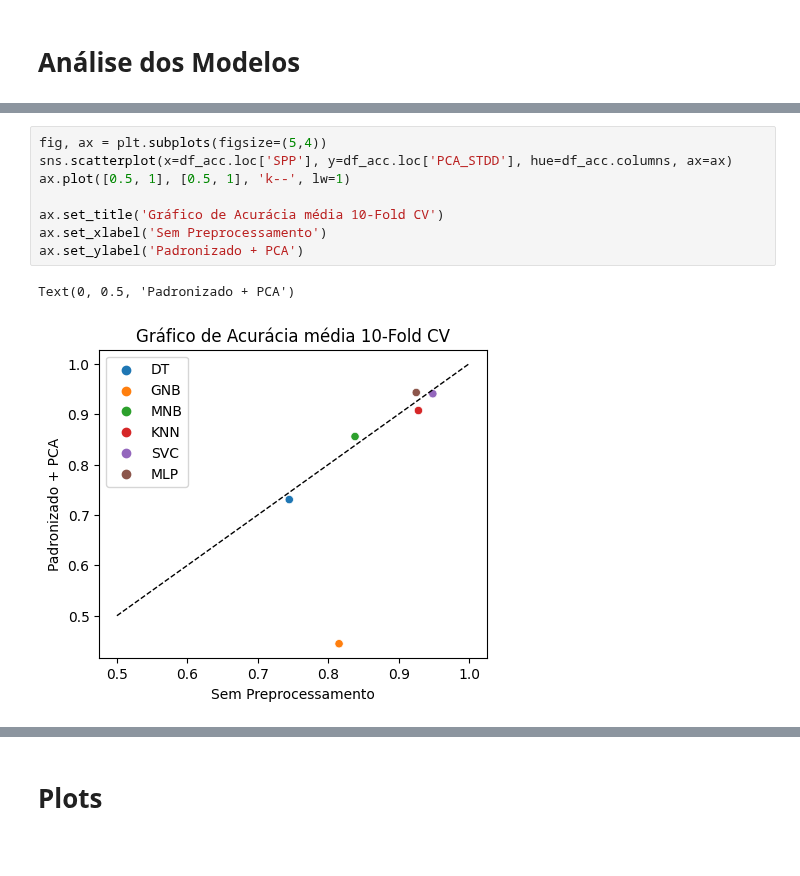
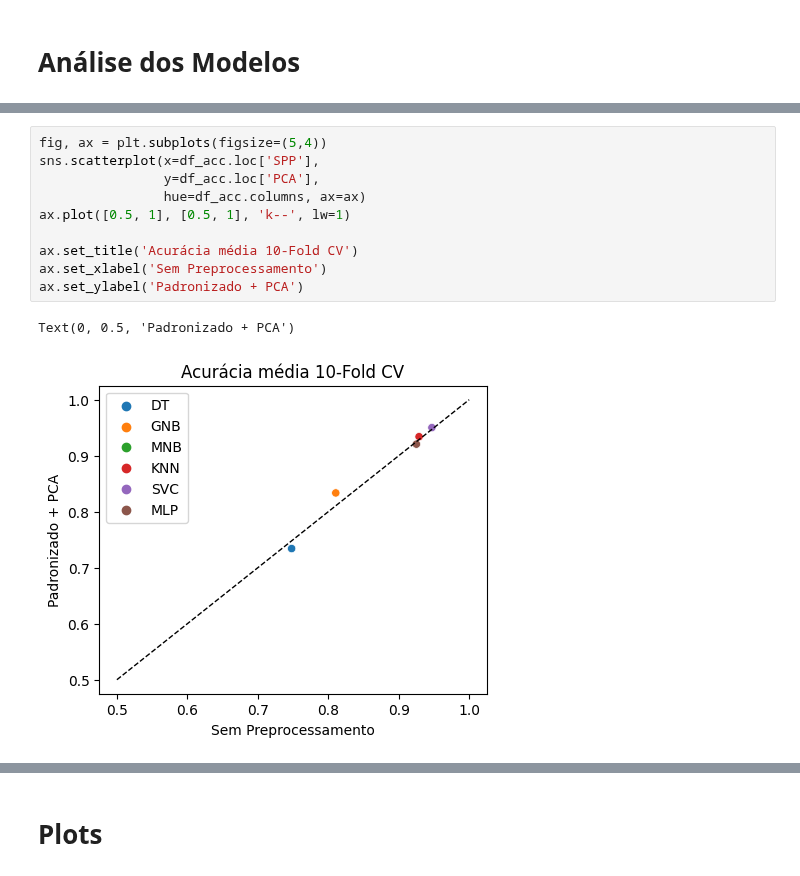
Before and after one commit to carlosgcarneiro/PESMnist, a Jupyter notebook: aed_mnist.ipynb, the cells around one changed output, grey strips where cells are left out. Saved outputs shown, nothing was run; the diff lists cells and outputs as text.

```diff
--- a/aed_mnist.ipynb
+++ b/aed_mnist.ipynb
@@ -152,11 +185,13 @@ Name: PCA, dtype: float64>
 # %%
 fig, ax = plt.subplots(figsize=(5,4))
-sns.scatterplot(x=df_acc.loc['SPP'], y=df_acc.loc['PCA_STDD'], hue=df_acc.columns, ax=ax)
+sns.scatterplot(x=df_acc.loc['SPP'],
+                y=df_acc.loc['PCA'],
+                hue=df_acc.columns, ax=ax)
 ax.plot([0.5, 1], [0.5, 1], 'k--', lw=1)
 
-ax.set_title('Gráfico de Acurácia média 10-Fold CV')
+ax.set_title('Acurácia média 10-Fold CV')
 ax.set_xlabel('Sem Preprocessamento')
 ax.set_ylabel('Padronizado + PCA')
 # %% [output]
 Text(0, 0.5, 'Padronizado + PCA')
-[figure, old version]
+[figure, new version]
```
Also changed, not shown: parts of 12 cells of this notebook, 42 other files.
